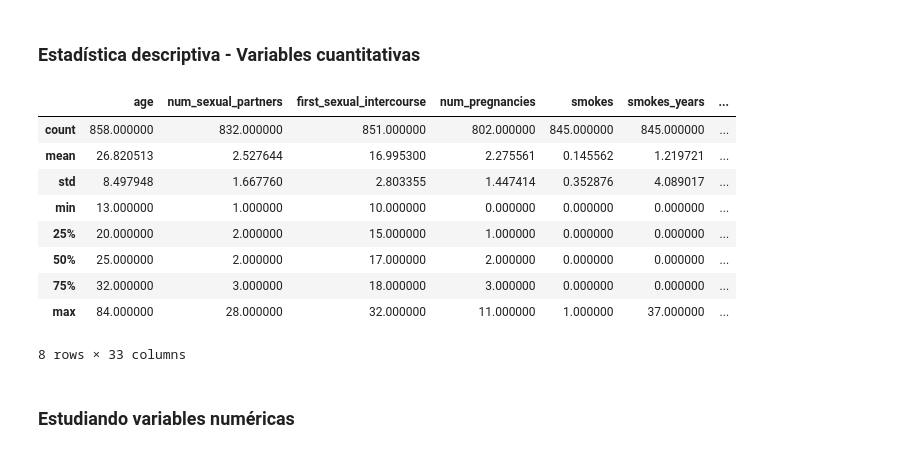
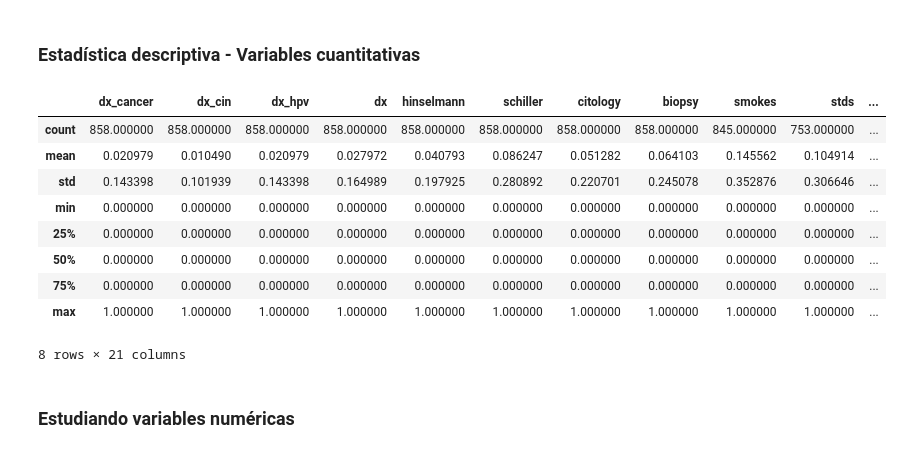
Before and after one commit to MGonza20/Lab1_DataScience, a Jupyter notebook: Lab1_DS.ipynb, the cells around one changed output. Saved outputs shown, nothing was run; the diff lists cells and outputs as text; code cells hidden in the pictures.

```diff
--- a/Lab1_DS.ipynb
+++ b/Lab1_DS.ipynb
@@ -100,18 +101,18 @@ cuantitative_vars = ['age', 'num_sexual_partners', 'first_sexual_intercourse', '
 # %% [markdown]
 ### Estadística descriptiva - Variables cuantitativas
 # %%
-data.describe()
+data[categorical_vars].describe()
 # %% [output]
-|  | age | num_sexual_partners | first_sexual_intercourse | num_pregnancies | smokes | smokes_years | ... |
-| count | 858.000000 | 832.000000 | 851.000000 | 802.000000 | 845.000000 | 845.000000 | ... |
-| mean | 26.820513 | 2.527644 | 16.995300 | 2.275561 | 0.145562 | 1.219721 | ... |
-| std | 8.497948 | 1.667760 | 2.803355 | 1.447414 | 0.352876 | 4.089017 | ... |
-| min | 13.000000 | 1.000000 | 10.000000 | 0.000000 | 0.000000 | 0.000000 | ... |
-| 25% | 20.000000 | 2.000000 | 15.000000 | 1.000000 | 0.000000 | 0.000000 | ... |
-| 50% | 25.000000 | 2.000000 | 17.000000 | 2.000000 | 0.000000 | 0.000000 | ... |
-| 75% | 32.000000 | 3.000000 | 18.000000 | 3.000000 | 0.000000 | 0.000000 | ... |
-| max | 84.000000 | 28.000000 | 32.000000 | 11.000000 | 1.000000 | 37.000000 | ... |
+|  | dx_cancer | dx_cin | dx_hpv | dx | hinselmann | schiller | citology | biopsy | smokes | stds | ... |
+| count | 858.000000 | 858.000000 | 858.000000 | 858.000000 | 858.000000 | 858.000000 | 858.000000 | 858.000000 | 845.000000 | 753.000000 | ... |
+| mean | 0.020979 | 0.010490 | 0.020979 | 0.027972 | 0.040793 | 0.086247 | 0.051282 | 0.064103 | 0.145562 | 0.104914 | ... |
+| std | 0.143398 | 0.101939 | 0.143398 | 0.164989 | 0.197925 | 0.280892 | 0.220701 | 0.245078 | 0.352876 | 0.306646 | ... |
+| min | 0.000000 | 0.000000 | 0.000000 | 0.000000 | 0.000000 | 0.000000 | 0.000000 | 0.000000 | 0.000000 | 0.000000 | ... |
+| 25% | 0.000000 | 0.000000 | 0.000000 | 0.000000 | 0.000000 | 0.000000 | 0.000000 | 0.000000 | 0.000000 | 0.000000 | ... |
+| 50% | 0.000000 | 0.000000 | 0.000000 | 0.000000 | 0.000000 | 0.000000 | 0.000000 | 0.000000 | 0.000000 | 0.000000 | ... |
+| 75% | 0.000000 | 0.000000 | 0.000000 | 0.000000 | 0.000000 | 0.000000 | 0.000000 | 0.000000 | 0.000000 | 0.000000 | ... |
+| max | 1.000000 | 1.000000 | 1.000000 | 1.000000 | 1.000000 | 1.000000 | 1.000000 | 1.000000 | 1.000000 | 1.000000 | ... |
-8 rows × 33 columns
+8 rows × 21 columns
 # %% [markdown]
 ### Estudiando variables numéricas
 # %% [markdown]
```
Also changed, not shown: parts of 8 cells of this notebook.
